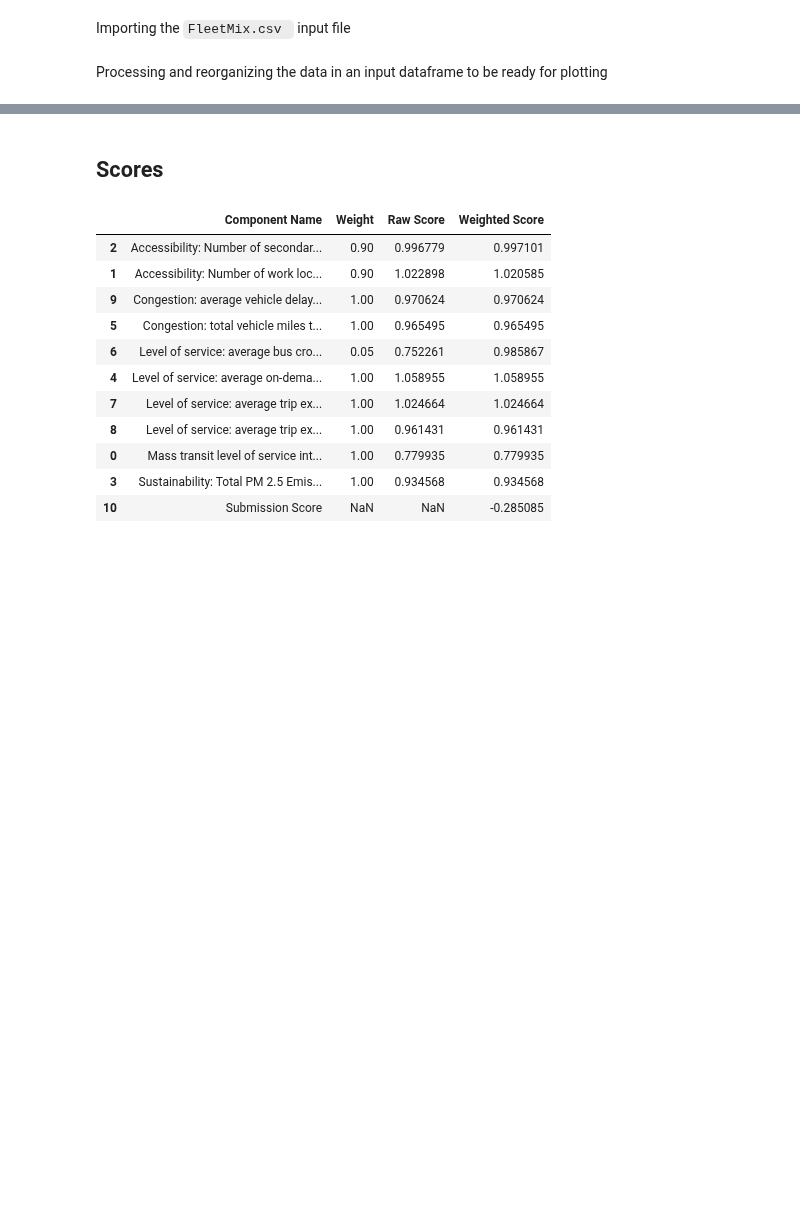
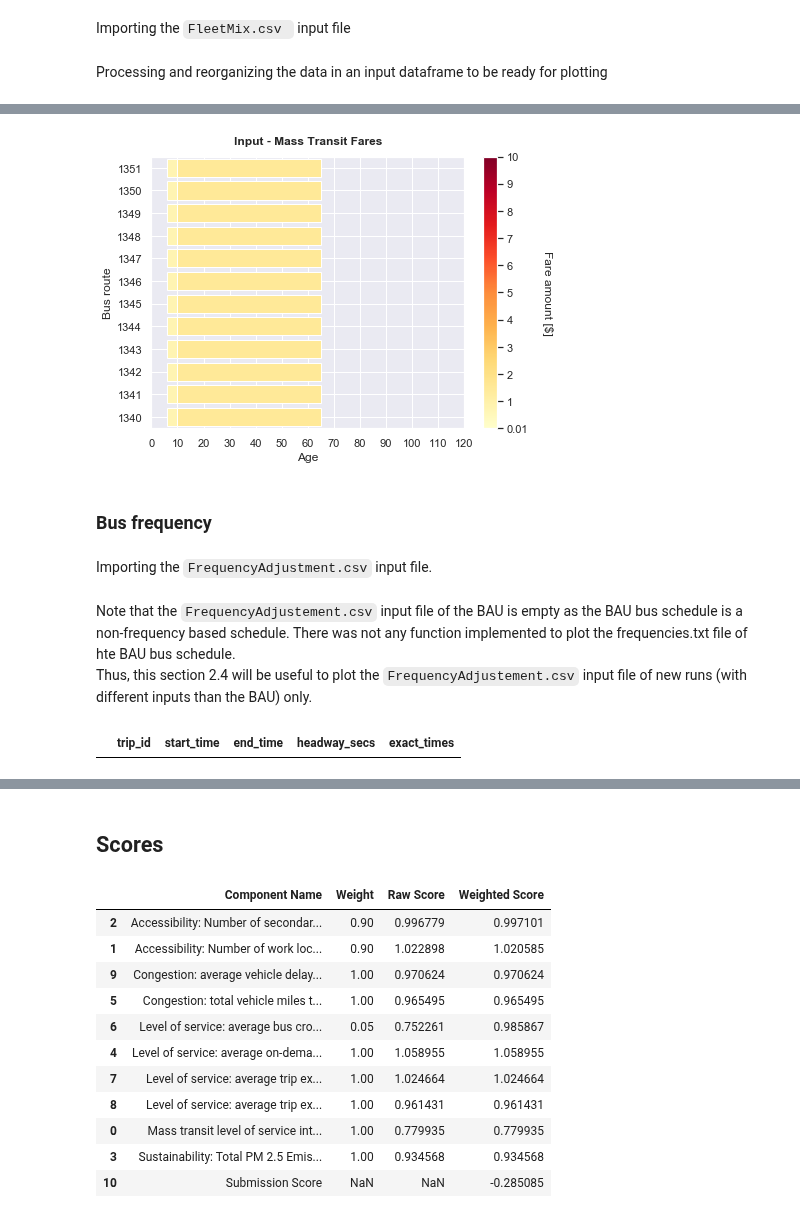
Before and after one commit to bistro-its-berkeley/BISTRO-Starter-Kit, a Jupyter notebook: examples/Visualization.ipynb, the cells around one changed output, grey strips where cells are left out. Saved outputs shown, nothing was run; the diff lists cells and outputs as text; code cells hidden in the pictures; blank space fills up the shorter version.

```diff
--- a/examples/Visualization.ipynb
+++ b/examples/Visualization.ipynb
@@ -63,3 +84,16 @@ max_age = 120
+# %%
+max_incentive = 50
+max_income = 150000
+max_age = 120
+route_ids = np.arange(1340, 1352)
+buses_list = ["BUS-DEFAULT", "BUS-SMALL-HD", "BUS-STD-HD", "BUS-STD-ART"]
+agency_ids = [217]
+max_fare = 10
+operational_costs = {"BUS-DEFAULT" : 89.88,
+                     "BUS-SMALL_HD": 90.18,
+                     "BUS-STD_HD"  : 90.18,
+                     "BUS-STD_ART" : 97.26
+                    }
 # %% [markdown]
 ## Inputs
 # %% [markdown]
@@ -575,0 +135,2 @@ ax[3].set_title("daily frequency of bus line 12", color = "black")
+# %%
+fares_data = output_folder / COMPETITION / SUBMISSION_INPUTS / "MassTransitFares.csv"
@@ -575,0 +147,8 @@ ax[3].set_title("daily frequency of bus line 12", color = "black")
+# %%
+viz.plot_mass_transit_fares_inputs(fares_data, input_fares_bau_15k, max_fare, route_ids)
+# %% [output]
+[figure, added]
+# %% [markdown]
+### Bus frequency
+# %% [markdown]
+Importing the `FrequencyAdjustment.csv` input file.
@@ -575,0 +157,7 @@ ax[3].set_title("daily frequency of bus line 12", color = "black")
+# %% [markdown]
+Note that the `FrequencyAdjustement.csv` input file of the BAU is empty as the BAU bus schedule is a non-frequency based schedule. There was not any function implemented to plot the frequencies.txt file of hte BAU bus schedule.
+<br> Thus, this section 2.4 will be useful to plot the `FrequencyAdjustement.csv` input file of new runs (with different inputs than the BAU) only.
+# %%
+pd.read_csv(input_bus_frequencies_bau_15k)
+# %% [output]
+|  | trip_id | start_time | end_time | headway_secs | exact_times |
```
Also changed, not shown: parts of 120 cells of this notebook, 27 other files.
